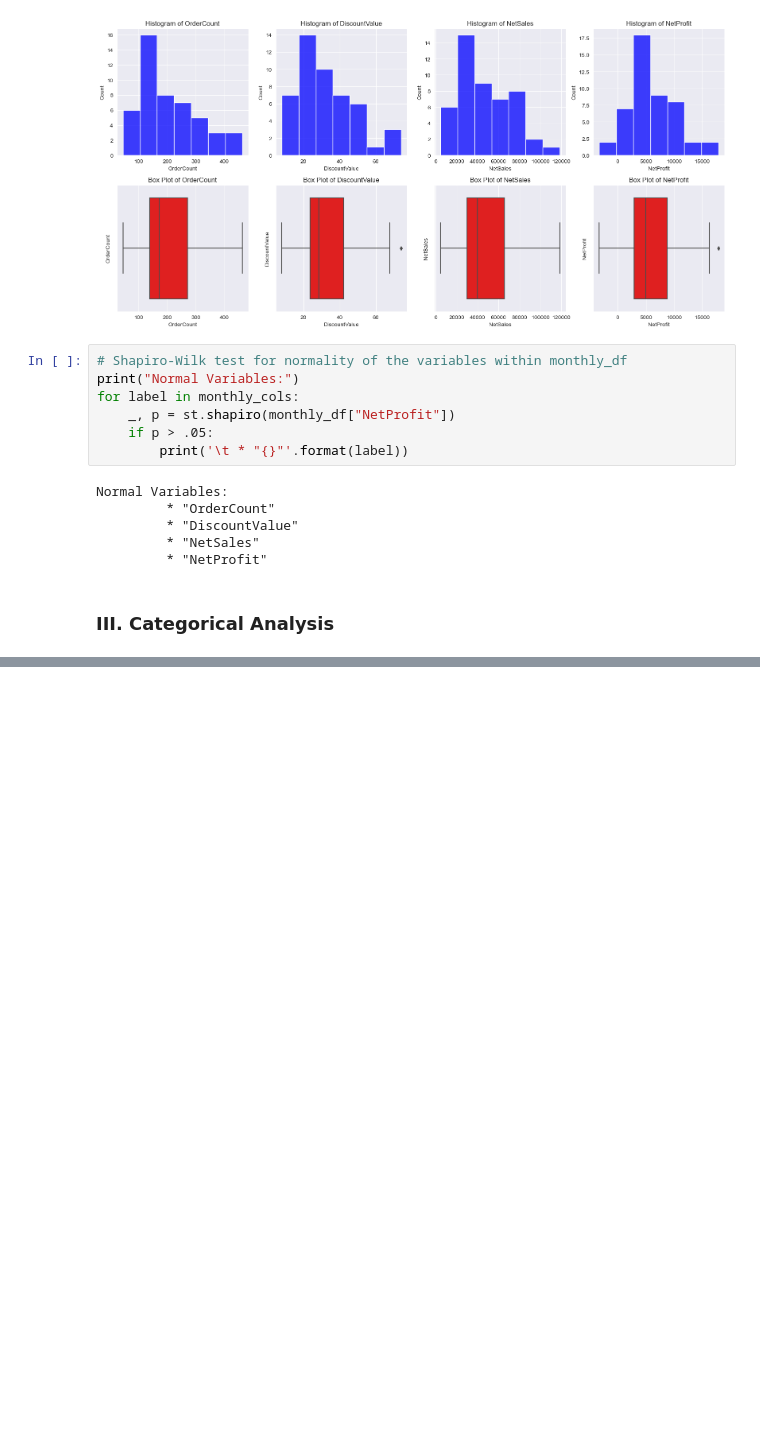
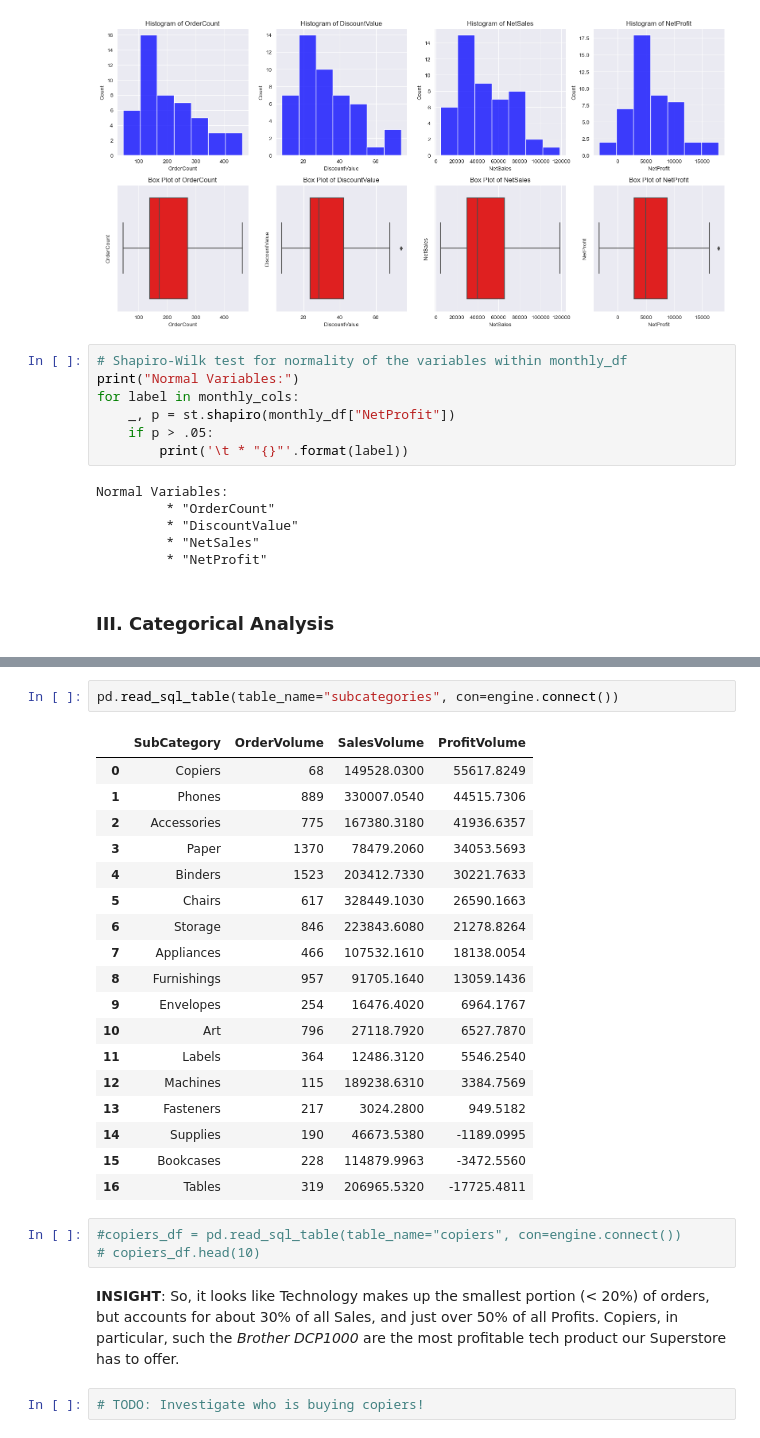
Before and after one commit to Road2Data/P4-Superstore-Sales, a Jupyter notebook: analysis.ipynb, the cells around one changed output, grey strips where cells are left out. Saved outputs shown, nothing was run; the diff lists cells and outputs as text; blank space fills up the shorter version.

```diff
--- a/analysis.ipynb
+++ b/analysis.ipynb
@@ -119,3 +119,31 @@ plt.tight_layout()
 plt.show()
 # %% [output]
 [figure]
+# %%
+pd.read_sql_table(table_name="subcategories", con=engine.connect())
+# %% [output]
+|  | SubCategory | OrderVolume | SalesVolume | ProfitVolume |
+| 0 | Copiers | 68 | 149528.0300 | 55617.8249 |
+| 1 | Phones | 889 | 330007.0540 | 44515.7306 |
+| 2 | Accessories | 775 | 167380.3180 | 41936.6357 |
+| 3 | Paper | 1370 | 78479.2060 | 34053.5693 |
+| 4 | Binders | 1523 | 203412.7330 | 30221.7633 |
+| 5 | Chairs | 617 | 328449.1030 | 26590.1663 |
+| 6 | Storage | 846 | 223843.6080 | 21278.8264 |
+| 7 | Appliances | 466 | 107532.1610 | 18138.0054 |
+| 8 | Furnishings | 957 | 91705.1640 | 13059.1436 |
+| 9 | Envelopes | 254 | 16476.4020 | 6964.1767 |
+| 10 | Art | 796 | 27118.7920 | 6527.7870 |
+| 11 | Labels | 364 | 12486.3120 | 5546.2540 |
+| 12 | Machines | 115 | 189238.6310 | 3384.7569 |
+| 13 | Fasteners | 217 | 3024.2800 | 949.5182 |
+| 14 | Supplies | 190 | 46673.5380 | -1189.0995 |
+| 15 | Bookcases | 228 | 114879.9963 | -3472.5560 |
+| 16 | Tables | 319 | 206965.5320 | -17725.4811 |
+# %%
+#copiers_df = pd.read_sql_table(table_name="copiers", con=engine.connect())
+# copiers_df.head(10)
+# %% [markdown]
+**INSIGHT**: So, it looks like Technology makes up the smallest portion (< 20%) of orders, but accounts for about 30% of all Sales, and just over 50% of all Profits. Copiers, in particular, such the *Brother DCP1000* are the most profitable tech product our Superstore has to offer.
+# %%
+# TODO: Investigate who is buying copiers!
```
Also changed, not shown: parts of 4 cells of this notebook, 4 other files.
